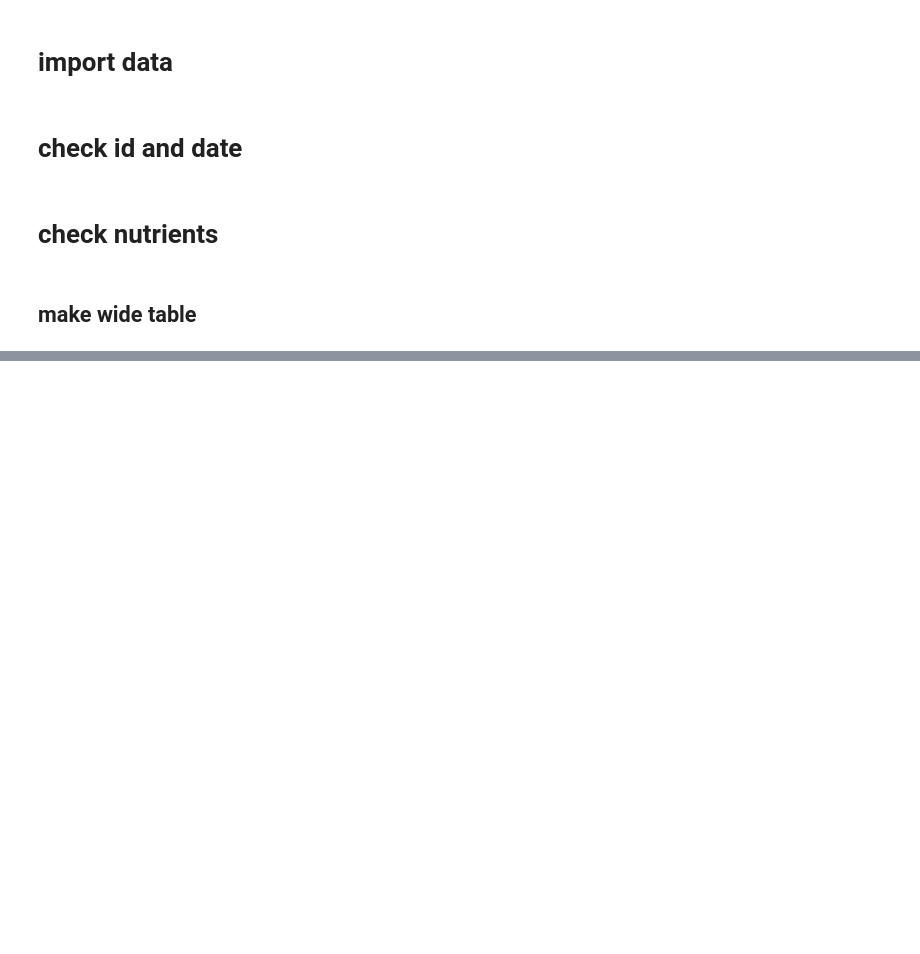
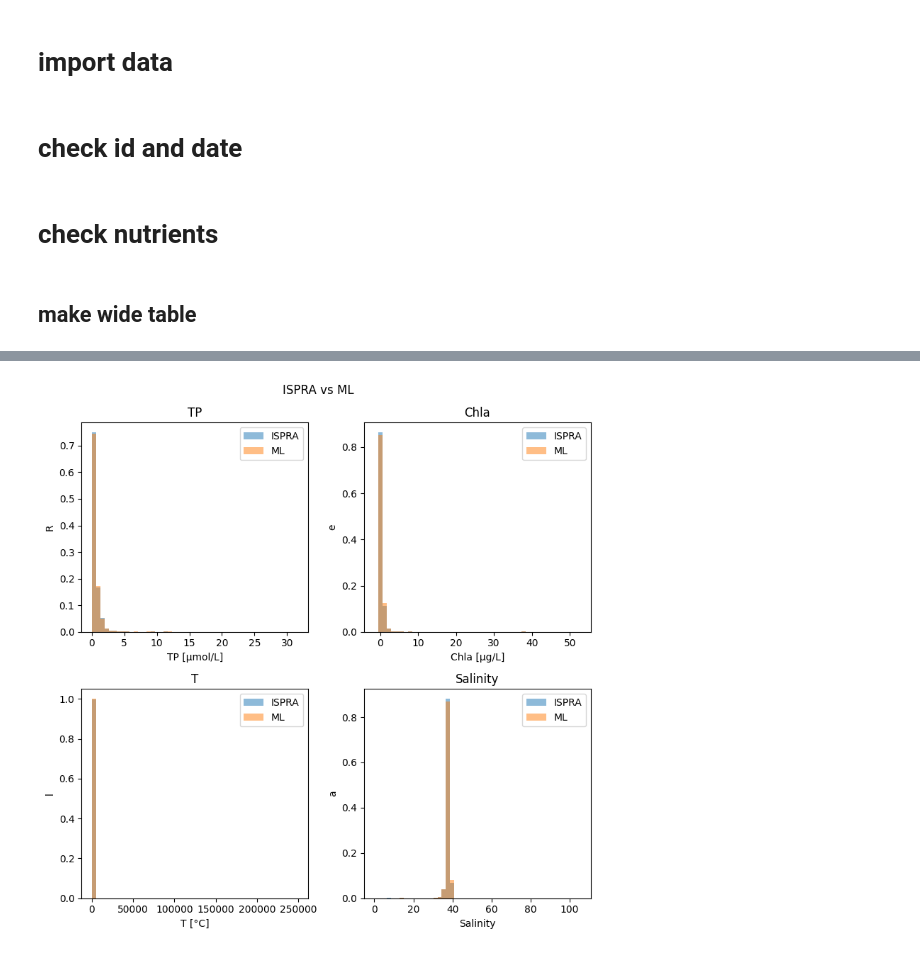
Before and after one commit to Alberto-Ghedin/ISPRA_20152017_Analysis, a Jupyter notebook: Create_dataset/modify_raw_env_data.ipynb, the cells around one changed output, grey strips where cells are left out. Drawn from its saved outputs; the diff is of its cells as text; code cells hidden in the pictures; blank space fills up the shorter version.

Commit message:
check with ML data

```diff
--- a/Create_dataset/modify_raw_env_data.ipynb
+++ b/Create_dataset/modify_raw_env_data.ipynb
@@ -69,0 +94,38 @@ raw_data.loc[(~raw_data["Remarks"].isna()) & (raw_data["Nutrient"] != "Chla"), :
+# %%
+ml_df.rename(columns = {"time_ISO8601" : "Date",
+                        "ADEPZZ01 [Meters]" : "SampleDepth",
+                        'AMONFID2 [Micromoles per litre]': "NH4",
+                        'QV:SEADATANET.2' : "QF_NH4",
+                        'CPHLFLP1 [Micrograms per litre]' : "Chla",
+                        'QV:SEADATANET.3' : "QF_Chla",
+                        'DOXYSC01 [Micromoles per litre]' : "DO",
+                        'QV:SEADATANET.4' : "QF_DO",
+                        'NTOTZZD2 [Micromoles per litre]' : "TN",
+                        'QV:SEADATANET.5' : "QF_TN",
+                        'NTRAAA04 [Micromoles per litre]' : "NO3",
+                        'QV:SEADATANET.6' : "QF_NO3",
+                        'NTRIAAD2 [Micromoles per litre]' : "NO2",
+                        'QV:SEADATANET.7' : "QF_NO2",
+                        'PHOSAAD2 [Micromoles per litre]' : "PO4",
+                        'QV:SEADATANET.8' : "QF_PO4",
+                        'PSALCC01 [Dimensionless]' : "Salinity",
+                        'QV:SEADATANET.9' : "QF_Salinity",
+                        'SECCSDNX [Metres]' : "Secchi_depth",
+                        'QV:SEADATANET.10' : "QF_Secchi_depth",
+                        'SLCAAAD2 [Micromoles per litre]' : "SiO4",
+                        'QV:SEADATANET.11' : "QF_SiO4",
+                        'TEMPCC01 [Degrees Celsius]' : "T",
+                        'QV:SEADATANET.12' : "QF_T",
+                        'TPHSZZXX [Micromoles per litre]' : "TP",
+                        'QV:SEADATANET.13' : "QF_TP",
+                        "LOCAL_CDI_ID" : "id"
+                        },
+                        inplace=True)
+# %%
+ml_df = ml_df[['id', 'Bot. Depth [m]', 'Date', 'SampleDepth', 'NH4', 'QF_NH4', 'Chla', 'QF_Chla', 'DO', 'QF_DO', 'TN', 'QF_TN', 'NO3', 'QF_NO3', 'NO2', 'QF_NO2', 'PO4', 'QF_PO4', 'Salinity', 'QF_Salinity', 'Secchi_depth', 'QF_Secchi_depth', 'SiO4', 'QF_SiO4', 'T', 'QF_T', 'TP', 'QF_TP']]
+# %%
+nutrients = ["NH4", "Chla", "DO", "TN", "NO3", "NO2", "PO4", "Salinity", "Secchi_depth", "SiO4", "T", "TP"]
+for nutrients in nutrients:
+    ml_df[nutrients] = ml_df[nutrients].astype(float)
+# %%
+raw_data_wide = pd.pivot_table(raw_data, index = ["id", "Date", "SampleDepth"], columns = "Nutrient", values = "Concentration", aggfunc="mean")#.reset_index()
@@ -69,0 +182,4 @@ raw_data.loc[(~raw_data["Remarks"].isna()) & (raw_data["Nutrient"] != "Chla"), :
+# %%
+compare_histograms([raw_data_wide, ml_df], variables= ["TP", "Chla", "T", "Salinity"], titles = ["TP", "Chla", "T", "Salinity"], legend_labels = ["ISPRA", "ML"], x_labels = ["TP [µmol/L]", "Chla [µg/L]", "T [°C]", "Salinity"], sup_title = "ISPRA vs ML", figsize=(8,8))
+# %% [output]
+[figure, added]
```
Also changed, not shown: parts of 14 cells of this notebook, 1 other file.
